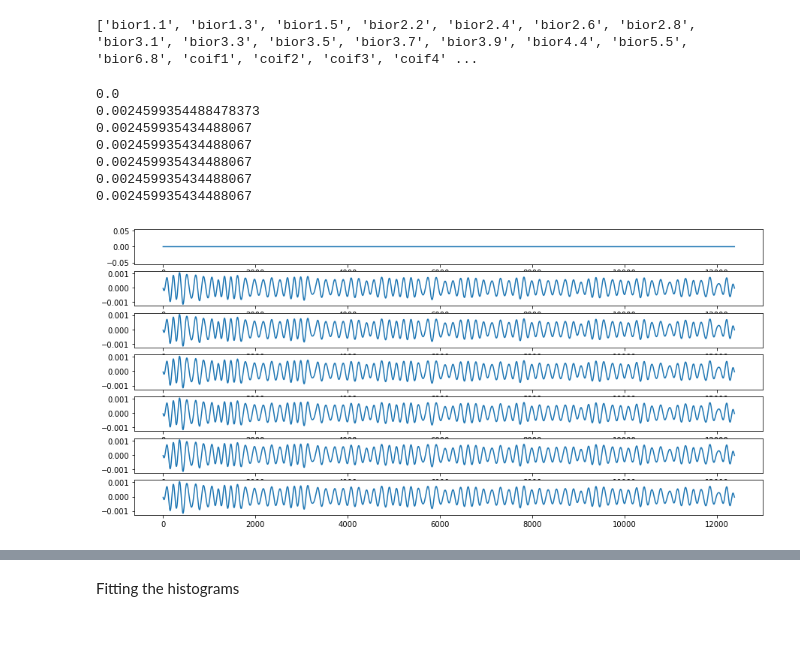
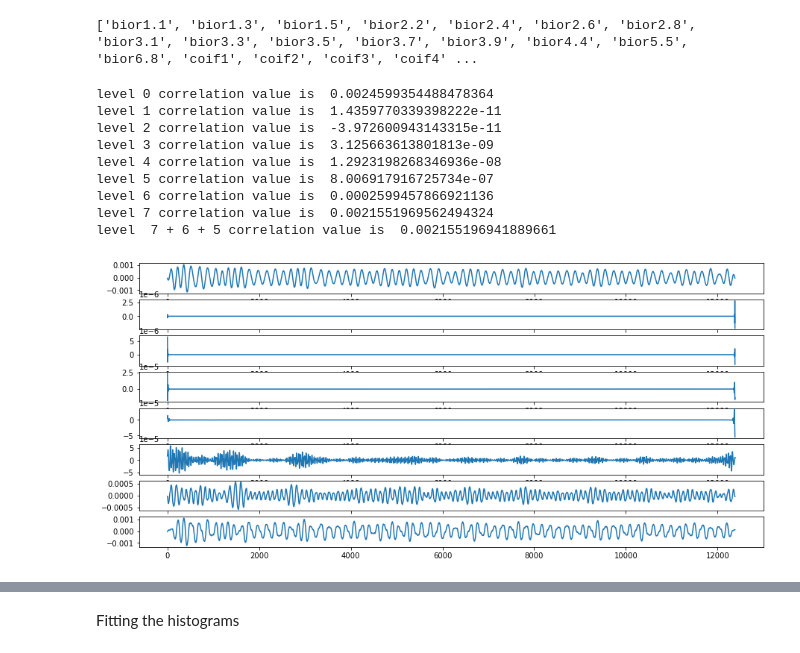
Before and after one commit to ericabrisigotti/heart_rate_estimation_LCP-A, a Jupyter notebook: Project_update 1.ipynb, the cells around one changed output, grey strips where cells are left out. Cells and saved outputs as stored; diff of their text form; code cells hidden in the pictures.

```diff
--- a/Project_update 1.ipynb
+++ b/Project_update 1.ipynb
@@ -917,28 +918,41 @@ print(pywt.wavelist(kind='discrete'))
 # %% [output]
 ['bior1.1', 'bior1.3', 'bior1.5', 'bior2.2', 'bior2.4', 'bior2.6', 'bior2.8', 'bior3.1', 'bior3.3', 'bior3.5', 'bior3.7', 'bior3.9', 'bior4.4', 'bior5.5', 'bior6.8', 'coif1', 'coif2', 'coif3', 'coif4' ...
 # %%
-# i'm still a bit unsure over this. I'll work on this further
+# maybe not show this unless asked
 # corr to chose the right level, pick level with max corr
 # value of i written below in level+1 bcs itteration starts with 0
-i = 7
 # coef = pywt.wavedec(blocked_GR_R, 'rbio3.9', level=i )
-fig,ax = plt.subplots(nrows  = i, figsize = (15,7))
+def dwt_level_check(signal, level):
+    i = level +1
+    fig,ax = plt.subplots(nrows  = i, figsize = (15,7))
 
-for k in range(i):
-    coef = pywt.wavedec(blocked_GR_R, 'rbio3.9', level=k )
-    if k != 1:
-        coef[k] = np.zeros_like(coef[k])
+    for k in range(i):
+        coef = pywt.wavedec(signal, 'rbio3.9', level=k )
+        for j in range (k):
+            if (j != 1):
+                coef[j] = np.zeros(coef[j].shape)
+        yx = pywt.waverec( coef, 'rbio3.9' )
+        corr = np.sum(np.dot(yx[0:12379],blocked_GR_R))
+        print('level', k, 'correlation value is ',corr)
+        ax[k].plot(yx)
+# Check correlation with level 7+6+5
+        if (k != 1)&(k != 2)&(k != 3):
+            coef[k] = np.zeros(coef[k].shape)
     yx = pywt.waverec( coef, 'rbio3.9' )
     corr = np.sum(np.dot(yx[0:12379],blocked_GR_R))
-    print(corr)
-    ax[k].plot(yx)
+    print('level ', k,'+', k-1,'+', k-2, 'correlation value is ',corr)
+    return
-# %% [output]
-0.0
-0.0024599354488478373
-0.002459935434488067
-0.002459935434488067
-0.002459935434488067
-0.002459935434488067
-0.002459935434488067
-[figure, removed]
+# %%
+dwt_level_check(blocked_GR_R, 7)
+# %% [output]
+level 0 correlation value is  0.0024599354488478364
+level 1 correlation value is  1.4359770339398222e-11
+level 2 correlation value is  -3.972600943143315e-11
+level 3 correlation value is  3.125663613801813e-09
+level 4 correlation value is  1.2923198268346936e-08
+level 5 correlation value is  8.006917916725734e-07
+level 6 correlation value is  0.0002599457866921136
+level 7 correlation value is  0.0021551969562494324
+level  7 + 6 + 5 correlation value is  0.002155196941889661
+[figure, added]
 # %%
```
Also changed, not shown: parts of 20 cells of this notebook.
